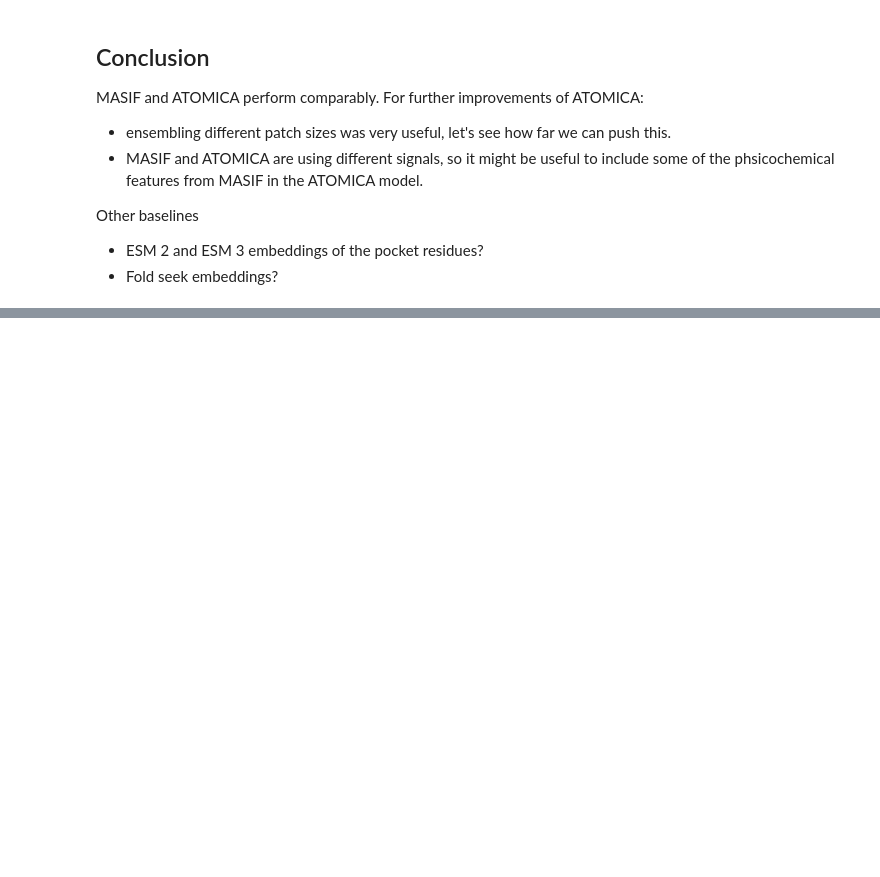
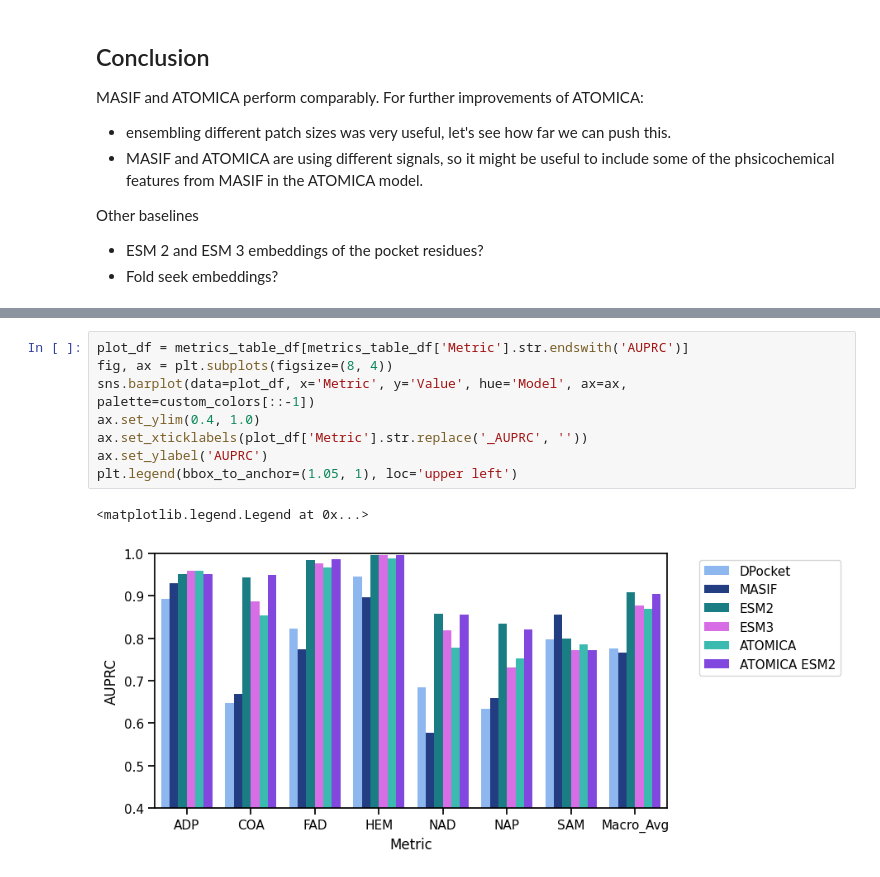
Before and after one commit to mims-harvard/ATOMICA, a Jupyter notebook: case_studies/masif_ligand_benchmark/analyse_dataset.ipynb, the cells around one changed output, grey strips where cells are left out. Drawn from its saved outputs; the diff is of its cells as text; blank space fills up the shorter version.

```diff
--- a/case_studies/masif_ligand_benchmark/analyse_dataset.ipynb
+++ b/case_studies/masif_ligand_benchmark/analyse_dataset.ipynb
@@ -796,0 +906,11 @@ AUPRC Improvement (ATOMICA - MASIF): +0.1006
+# %%
+plot_df = metrics_table_df[metrics_table_df['Metric'].str.endswith('AUPRC')]
+fig, ax = plt.subplots(figsize=(8, 4))
+sns.barplot(data=plot_df, x='Metric', y='Value', hue='Model', ax=ax, palette=custom_colors[::-1])
+ax.set_ylim(0.4, 1.0)
+ax.set_xticklabels(plot_df['Metric'].str.replace('_AUPRC', ''))
+ax.set_ylabel('AUPRC')
+plt.legend(bbox_to_anchor=(1.05, 1), loc='upper left')
+# %% [output]
+<matplotlib.legend.Legend at 0x...>
+[figure, added]
```
Also changed, not shown: parts of 20 cells of this notebook, 10 other files.
